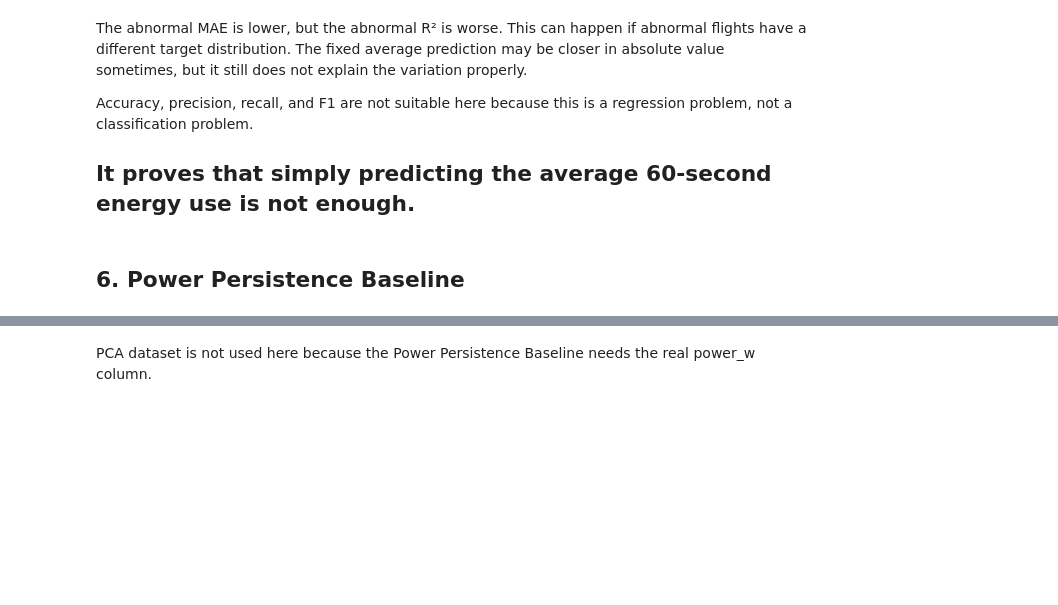
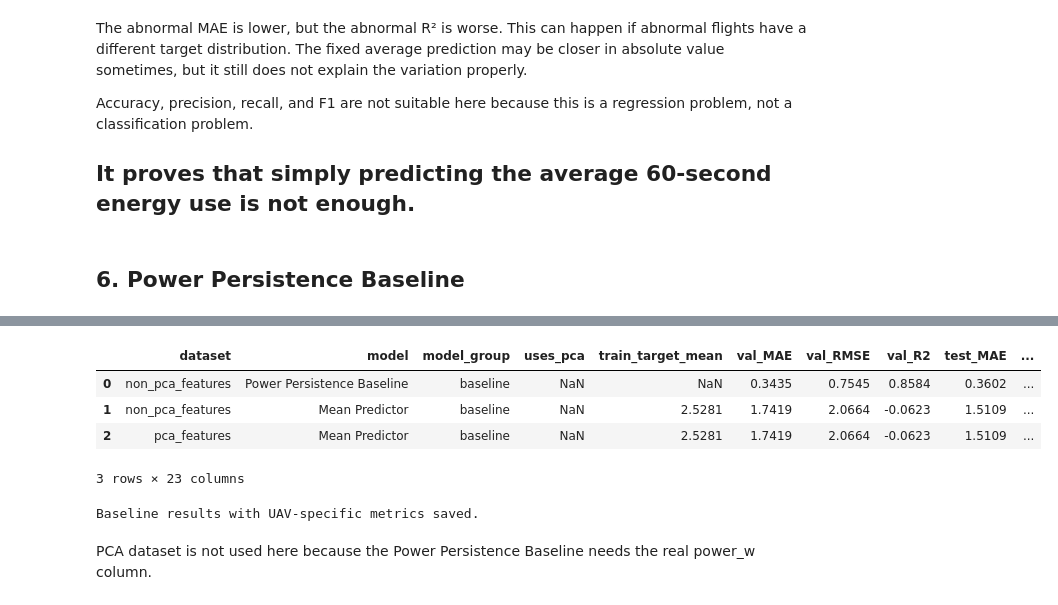
Before and after one commit to arjjunck/uav-thesis, a Jupyter notebook: uav_px4_dataset_project/notebooks/04_baseline_models.ipynb, the cells around one changed output, grey strips where cells are left out. Saved outputs shown, nothing was run; the diff lists cells and outputs as text; code cells hidden in the pictures; blank space fills up the shorter version.

```diff
--- a/uav_px4_dataset_project/notebooks/04_baseline_models.ipynb
+++ b/uav_px4_dataset_project/notebooks/04_baseline_models.ipynb
@@ -466,3 +554,34 @@ display(power_baseline_df)
+# %%
+baseline_results = []
+
+
+baseline_results.extend(naive_results)
+
+
+baseline_results.append(power_baseline_result)
+
+baseline_results_df = pd.DataFrame(baseline_results)
+
+baseline_results_df = baseline_results_df.sort_values(
+    "test_RMSE",
+    ascending=True
+).reset_index(drop=True)
+
+display(baseline_results_df.round(4))
+
+baseline_results_df.to_csv(
+    OUTPUT_DIR / "baseline_results_with_uav_metrics.csv",
+    index=False
+)
+
+print("Baseline results with UAV-specific metrics saved.")
+# %% [output]
+|  | dataset | model | model_group | uses_pca | train_target_mean | val_MAE | val_RMSE | val_R2 | test_MAE | ... |
+| 0 | non_pca_features | Power Persistence Baseline | baseline | NaN | NaN | 0.3435 | 0.7545 | 0.8584 | 0.3602 | ... |
+| 1 | non_pca_features | Mean Predictor | baseline | NaN | 2.5281 | 1.7419 | 2.0664 | -0.0623 | 1.5109 | ... |
+| 2 | pca_features | Mean Predictor | baseline | NaN | 2.5281 | 1.7419 | 2.0664 | -0.0623 | 1.5109 | ... |
+3 rows × 23 columns
+Baseline results with UAV-specific metrics saved.
 # %% [markdown]
 PCA dataset is not used here because the Power Persistence Baseline needs the real power_w column.
 # %% [markdown]
```
Also changed, not shown: parts of 7 cells of this notebook, 2 other files.
